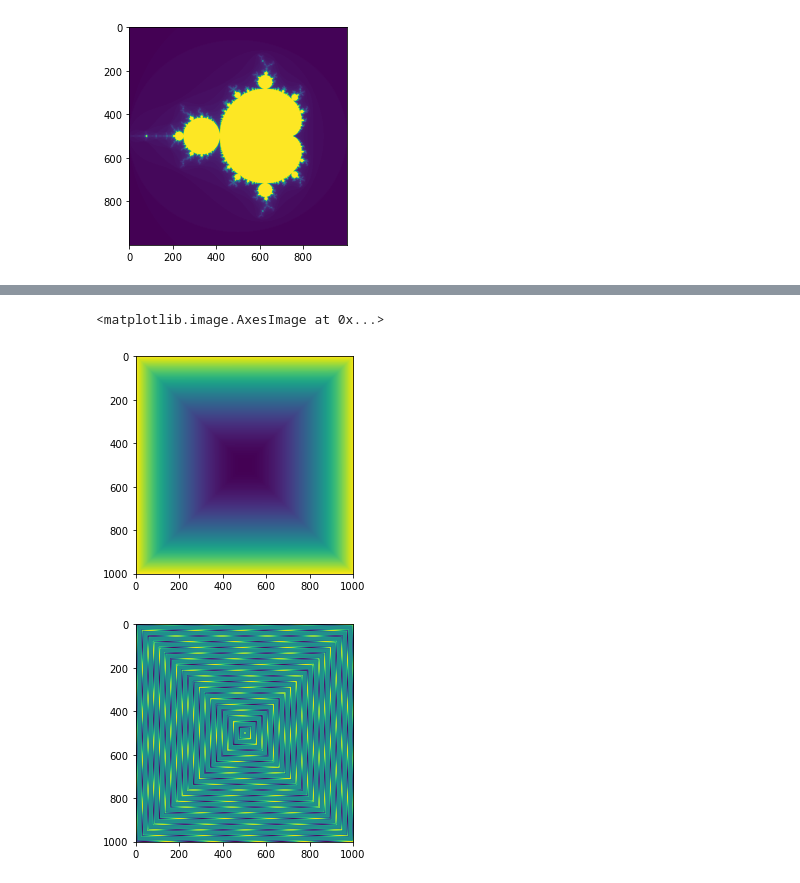
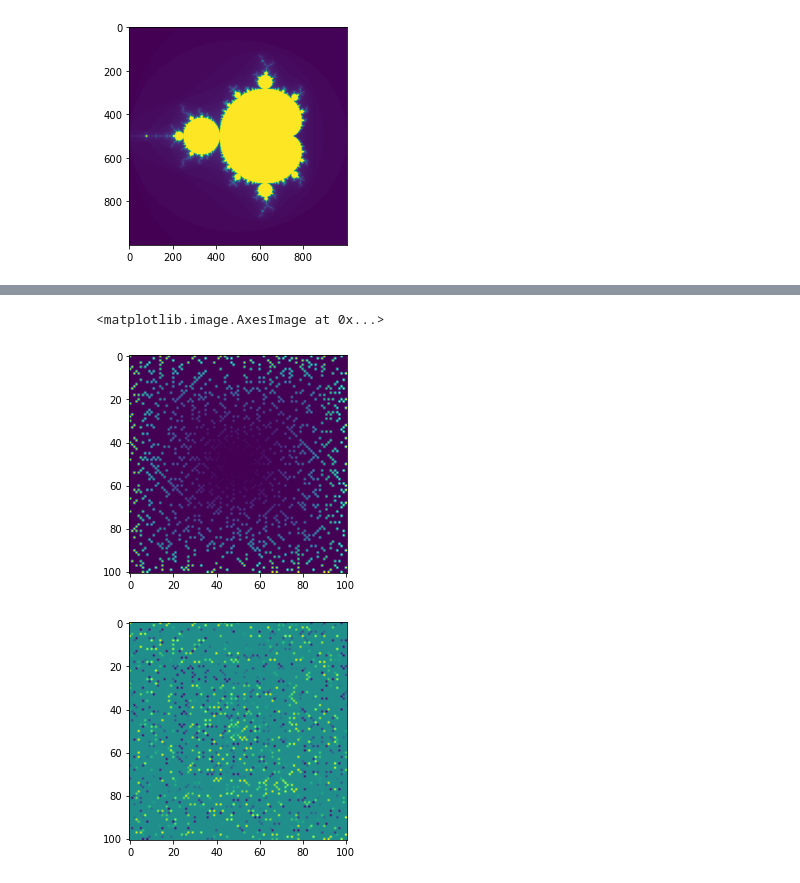
Before and after one commit to hav0323/vvp-DU, a Jupyter notebook: DU3.ipynb, the cells around one changed output, grey strips where cells are left out. Cells and saved outputs as stored; diff of their text form; code cells hidden in the pictures.

```diff
--- a/DU3.ipynb
+++ b/DU3.ipynb
@@ -33,7 +32,7 @@ def integer_spiral(n):
 
     A[pos_row, pos_col] = i  # vložíme číslo do středu matice
     i += 1
-    pos_row -= 1  # posuneme se na první volné místo
+    pos_col += 1  # posuneme se na první volné místo
 
     while i <= n**2:  # dokud nejsme na konci matice
         A[pos_row, pos_col] = i  # vložíme číslo na aktuální pozici
@@ -49,5 +48,5 @@ def integer_spiral(n):
 
     return A[1:-1, 1:-1]  # ořízneme nulový okraj
 # %%
-A = integer_spiral(11)
+A = integer_spiral(7)
 print(A)
@@ -163,0 +138,28 @@ plt.imshow(divergence_matrix)
+# %%
+def is_prime(n):
+    if n == 1:
+        return False
+    for i in range(2, int(n**0.5)+1):
+        if n % i == 0:
+            return False
+    return True
+
+def integer_spiral_numpy(n):
+
+    A = np.zeros((n, n))
+    b = np.arange(1, n**2 + 1)
+    for i in range(n**2):
+        if is_prime(b[i]) == False:
+            b[i] = 0
+
+    A[n//2, n//2] = 1
+    center = n//2
+    for i in range(1,center+1):
+        A[center-i, center-i:center+i] = b[((2*i-1)**2)+(2*i-1):((2*i-1)**2)-1:-1]
+        A[center-i+1:center+i+1,center-i] = b[((2*i-1)**2)+(2*i):((2*i-1)**2)+(4*i)]
+        A[center+i,center-i+1:center+i+1] = b[((2*i-1)**2)+(4*i):((2*i-1)**2)+(6*i)]
+        A[center-i:center+i,center+i] = b[(2*i+1)**2-1:(2*i+1)**2-(2*i-1)-2:-1]
+    return A
+
+
+print(integer_spiral_numpy(11))
@@ -164,10 +178,10 @@ plt.imshow(divergence_matrix)
 # %%
-A = integer_spiral_numpy(1001)
+A = integer_spiral_numpy(101)
 plt.imshow(A)
 # new figure
 plt.figure()
 plt.imshow(np.sin(A*0.03))
 # %% [output]
 <matplotlib.image.AxesImage at 0x...>
-[figure, old version]
+[figure, new version]
-[figure, old version]
+[figure, new version]
```
Also changed, not shown: parts of 14 cells of this notebook.
